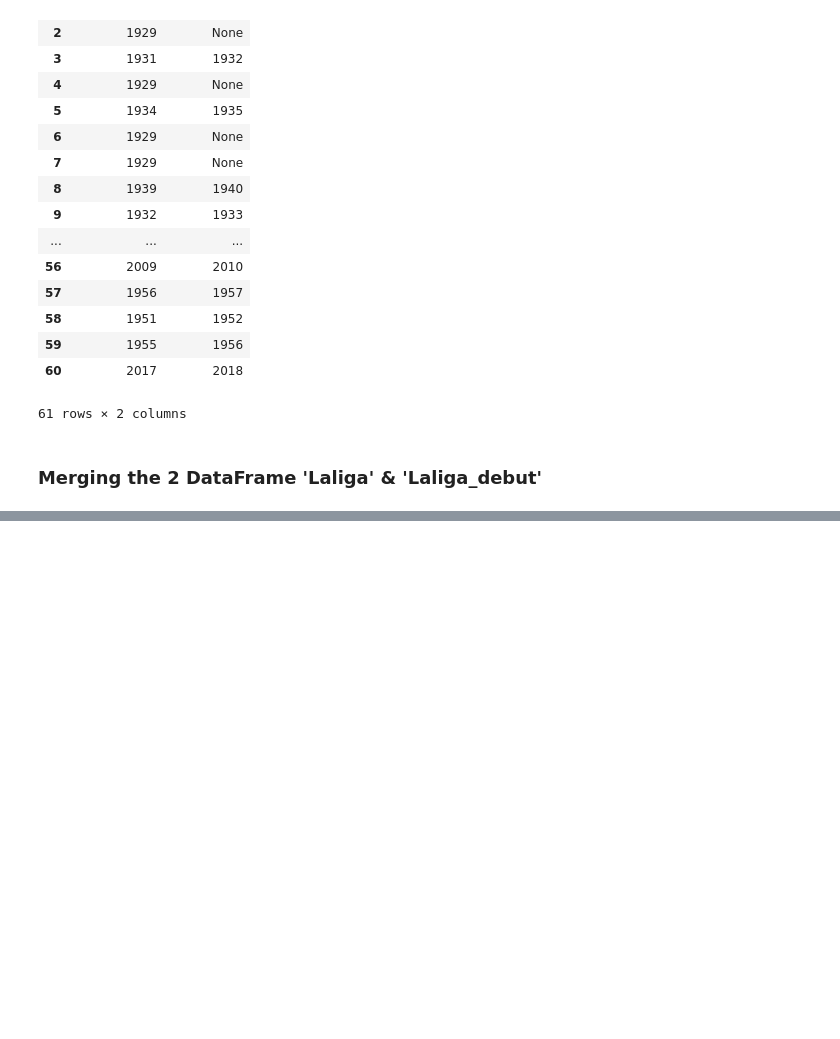
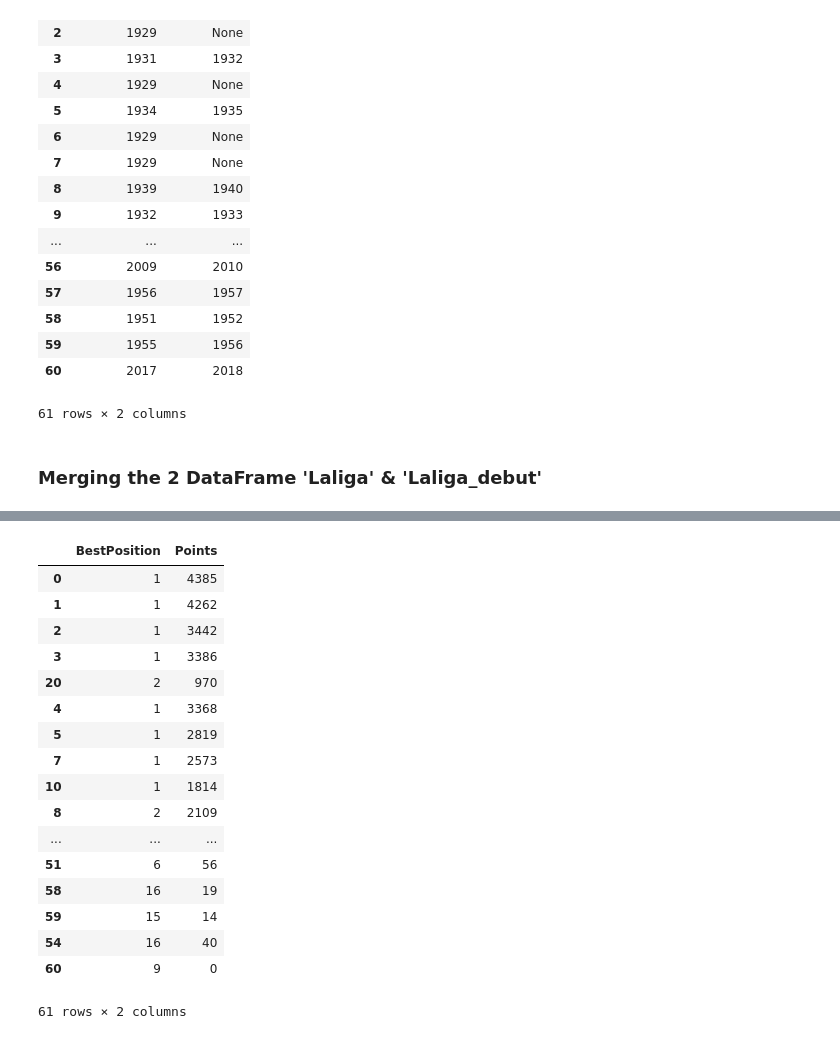
Before and after one commit to Shanmugapriya03/Analysing-the-performance-of-football-teams, a Jupyter notebook: Laliga.ipynb, the cells around one changed output, grey strips where cells are left out. Saved outputs shown, nothing was run; the diff lists cells and outputs as text; code cells hidden in the pictures; blank space fills up the shorter version.

```diff
--- a/Laliga.ipynb
+++ b/Laliga.ipynb
@@ -243,0 +341,2 @@ Laliga[(Laliga['Debut_Start'] > 1930) & (Laliga['Debut_Start'] <1980)]
+# %%
+Laliga.sort_values(by=['WinningPercent'],ascending=False,inplace=True)
@@ -243,0 +357,23 @@ Laliga[(Laliga['Debut_Start'] > 1930) & (Laliga['Debut_Start'] <1980)]
+# %%
+LaligaGroup = Laliga[['BestPosition','Points']]
+# %%
+LaligaGroup
+# %% [output]
+|  | BestPosition | Points |
+| 0 | 1 | 4385 |
+| 1 | 1 | 4262 |
+| 2 | 1 | 3442 |
+| 3 | 1 | 3386 |
+| 20 | 2 | 970 |
+| 4 | 1 | 3368 |
+| 5 | 1 | 2819 |
+| 7 | 1 | 2573 |
+| 10 | 1 | 1814 |
+| 8 | 2 | 2109 |
+| ... | ... | ... |
+| 51 | 6 | 56 |
+| 58 | 16 | 19 |
+| 59 | 15 | 14 |
+| 54 | 16 | 40 |
+| 60 | 9 | 0 |
+61 rows × 2 columns
```
Also changed, not shown: parts of 35 cells of this notebook.
